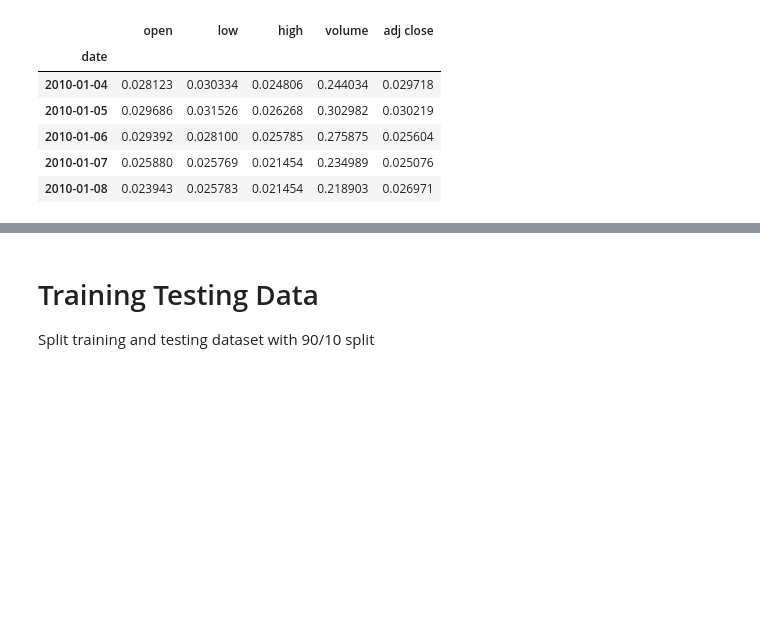
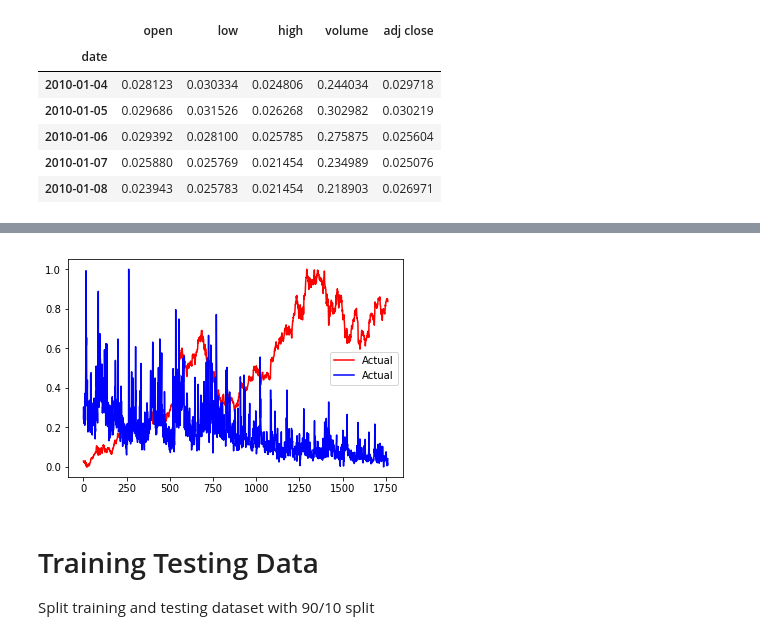
Before and after one commit to samipshah/mlnd-capstone, a Jupyter notebook: Stock Activity Predictor.ipynb, the cells around one changed output, grey strips where cells are left out. Drawn from its saved outputs; the diff is of its cells as text; code cells hidden in the pictures; blank space fills up the shorter version.

```diff
--- a/Stock Activity Predictor.ipynb
+++ b/Stock Activity Predictor.ipynb
@@ -95,3 +91,20 @@ df.head()
+# %%
+import matplotlib.pyplot as plt2
+
+# print newp
+plt2.plot(df['adj close'].values,color='red', label='Actual')
+nf = df['adj close'].copy()
+nf[:] = 0.0
+nf[df['volume']>0.5] = 0.1
+# print nf
+plt2.plot(df['volume'].values,color='blue', label='Actual')
+
+
+# plt2.plot()
+plt2.legend(loc='best')
+plt2.show()
+# %% [output]
+[figure, added]
 # %% [markdown]
 # Training Testing Data
 
```
Also changed, not shown: parts of 1 cell of this notebook, 1 other file.
